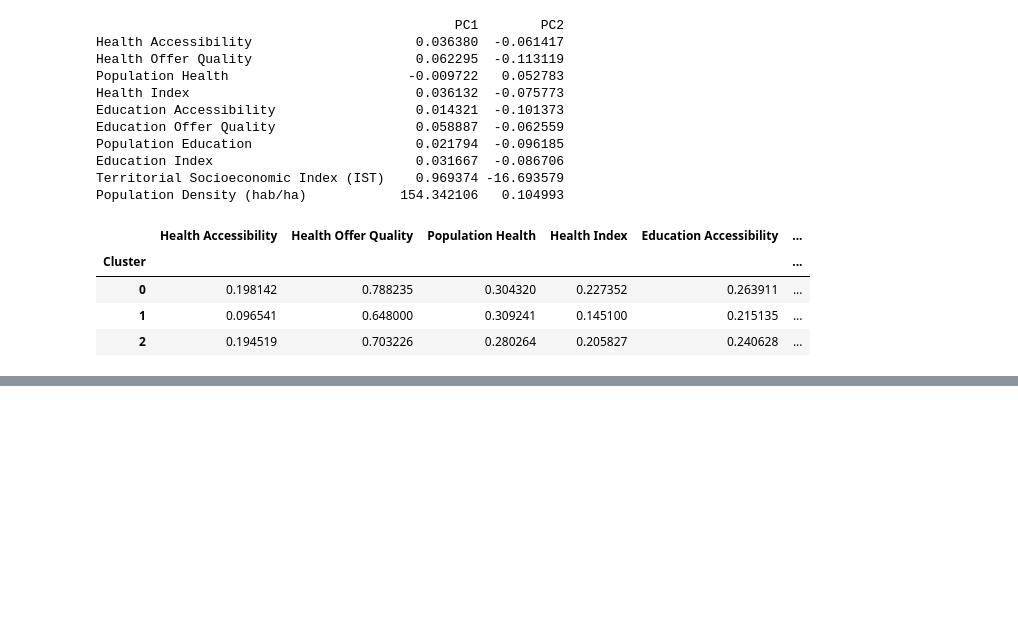
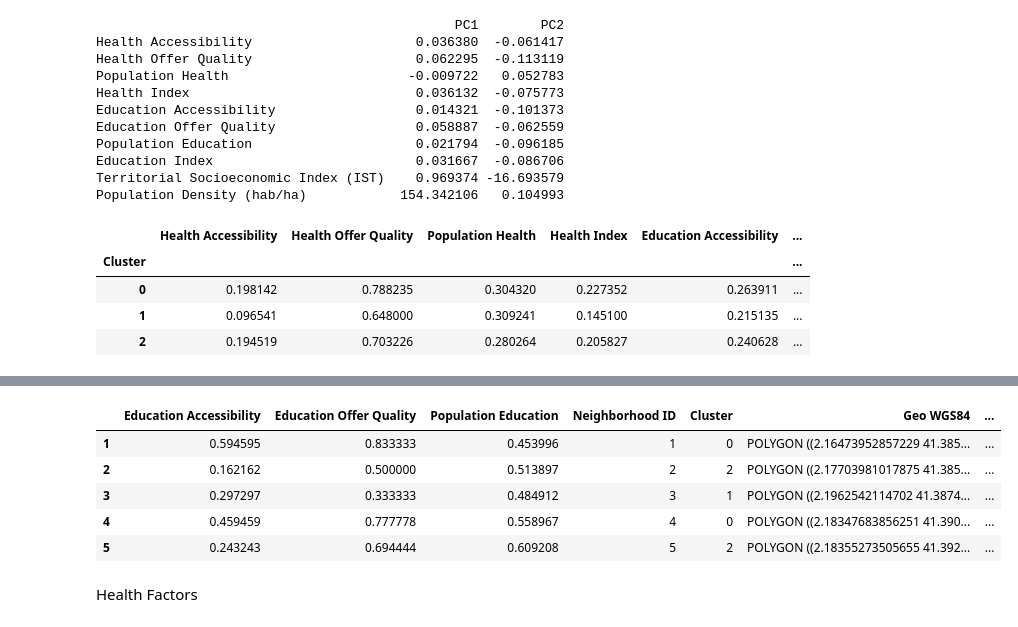
Before and after one commit to mariatormo/TFG-Code, a Jupyter notebook: 2.4 Results/Correlation.ipynb, the cells around one changed output, grey strips where cells are left out. Cells and saved outputs as stored; diff of their text form; code cells hidden in the pictures; blank space fills up the shorter version.

```diff
--- a/2.4 Results/Correlation.ipynb
+++ b/2.4 Results/Correlation.ipynb
@@ -304,0 +463,7 @@ Population Density (hab/ha)            154.342106   0.104993
+# %%
+# Merge Dataframes
+merged_df_educ = pd.merge(educ_idx_df, context_idx_df)
+merged_df_educ.index = merged_df_educ.index + 1
+merged_df_educ.drop(columns={'Neighborhood Name', 'District Name Associated', 'Avg. Gini Index (%)', 'Net Population Density (hab/residential ha)', 'Geo WGS84',
+                           'Education Index', 'Territorial Socioeconomic Index (IST)', 'Population Density (hab/ha)'}, inplace=True)
+merged_df_educ.head()
@@ -304,0 +477,17 @@ Population Density (hab/ha)            154.342106   0.104993
+# %%
+# K-Means
+from sklearn.cluster import KMeans
+import numpy as np
+
+# Seleccionamos las columnas que contienen los factores
+features = merged_df_educ.drop('Neighborhood ID', axis=1)
+
+# Inicializamos el modelo K-means
+kmeans = KMeans(n_clusters=3, random_state=42)
+
+# Ajustamos el modelo a nuestros datos
+kmeans.fit(features)
+
+# Agregamos las etiquetas de los clusters al DataFrame
+merged_df_educ['Cluster'] = kmeans.labels_
+merged_df_educ.head(5)
@@ -304,0 +511,11 @@ Population Density (hab/ha)            154.342106   0.104993
+# %%
+merged_df_educ['Geo WGS84'] = context_idx_df['Geo WGS84']
+merged_df_educ['Neighborhood Name'] = context_idx_df['Neighborhood Name']
+merged_df_educ.head()
+# %% [output]
+|  | Education Accessibility | Education Offer Quality | Population Education | Neighborhood ID | Cluster | Geo WGS84 | ... |
+| 1 | 0.594595 | 0.833333 | 0.453996 | 1 | 0 | POLYGON ((2.16473952857229 41.385... | ... |
+| 2 | 0.162162 | 0.500000 | 0.513897 | 2 | 2 | POLYGON ((2.17703981017875 41.385... | ... |
+| 3 | 0.297297 | 0.333333 | 0.484912 | 3 | 1 | POLYGON ((2.1962542114702 41.3874... | ... |
+| 4 | 0.459459 | 0.777778 | 0.558967 | 4 | 0 | POLYGON ((2.18347683856251 41.390... | ... |
+| 5 | 0.243243 | 0.694444 | 0.609208 | 5 | 2 | POLYGON ((2.18355273505655 41.392... | ... |
@@ -304,0 +524,2 @@ Population Density (hab/ha)            154.342106   0.104993
+# %% [markdown]
+Health Factors
```
Also changed, not shown: parts of 35 cells of this notebook, 30 other files.
